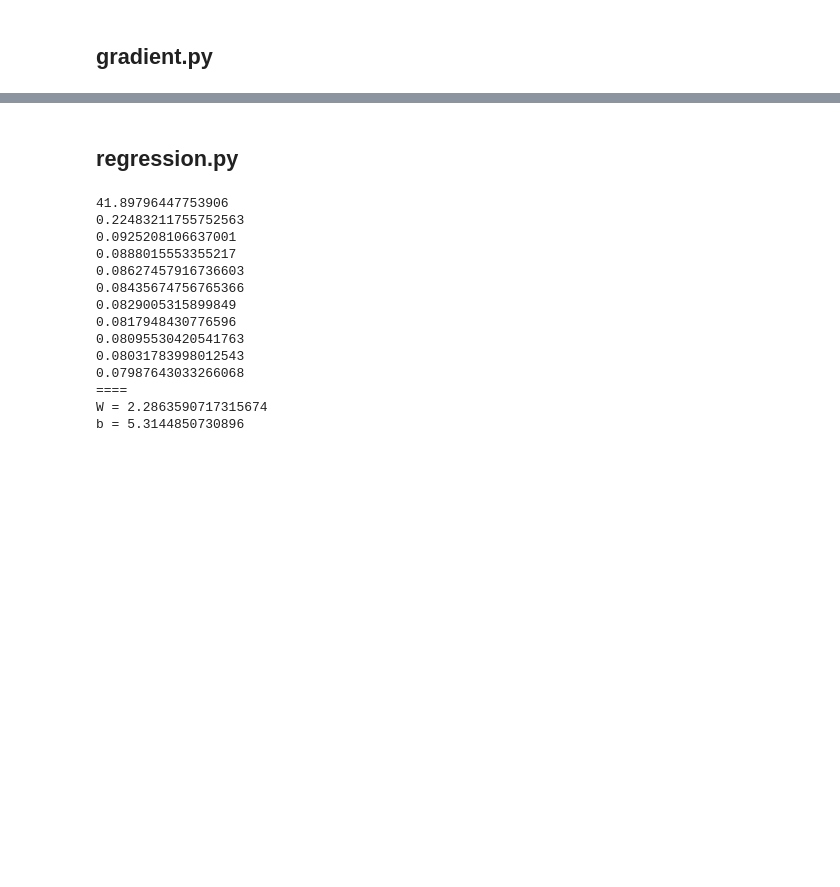
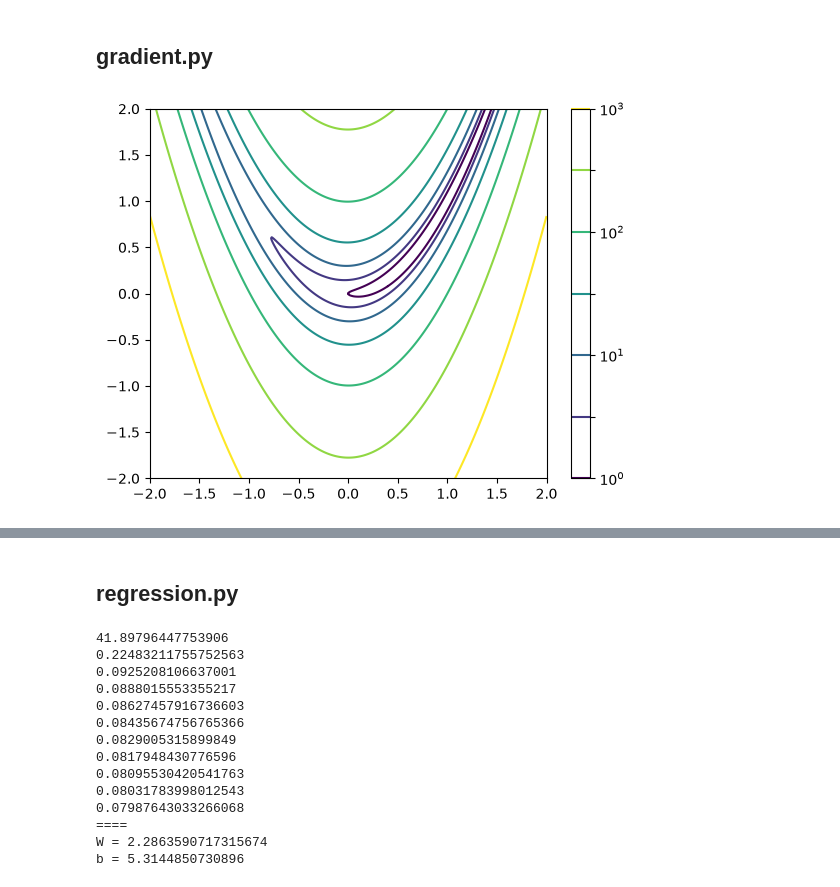
Before and after one commit to kyoropppp/2606_zero5, a Jupyter notebook: deep-learning-from-scratch-5/notebooks/06_pytorch.ipynb, the cells around one changed output, grey strips where cells are left out. Drawn from its saved outputs; the diff is of its cells as text; code cells hidden in the pictures; blank space fills up the shorter version.

```diff
--- a/deep-learning-from-scratch-5/notebooks/06_pytorch.ipynb
+++ b/deep-learning-from-scratch-5/notebooks/06_pytorch.ipynb
@@ -126,0 +85,17 @@ plt.show()
+# %%
+import numpy as np
+import matplotlib.pyplot as plt
+from matplotlib.colors import LogNorm
+
+x_, y_ = np.arange(-2,2.01,0.01), np.arange(-2,2.01,0.01)
+x, y = np.meshgrid(x_, y_)
+z = (1-x)**2 + 100*(y-x**2)**2
+
+levs = 10**np.arange(0., 3.5, 0.5)
+
+plt.contour(x,y,z,norm=LogNorm(),levels=levs,cmap="viridis")
+plt.colorbar()
+
+plt.show()
+# %% [output]
+[figure, added]
```
Also changed, not shown: parts of 6 cells of this notebook.
